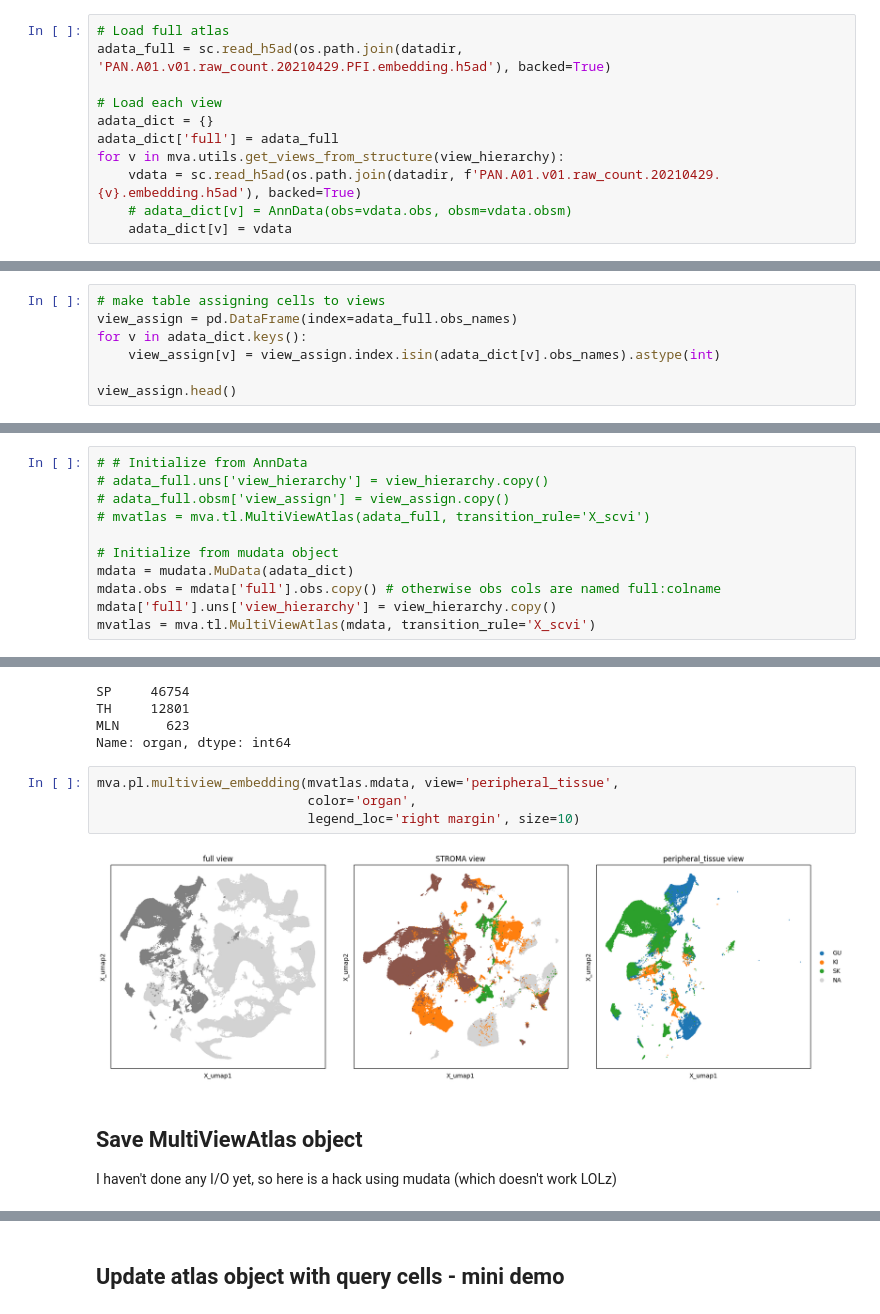
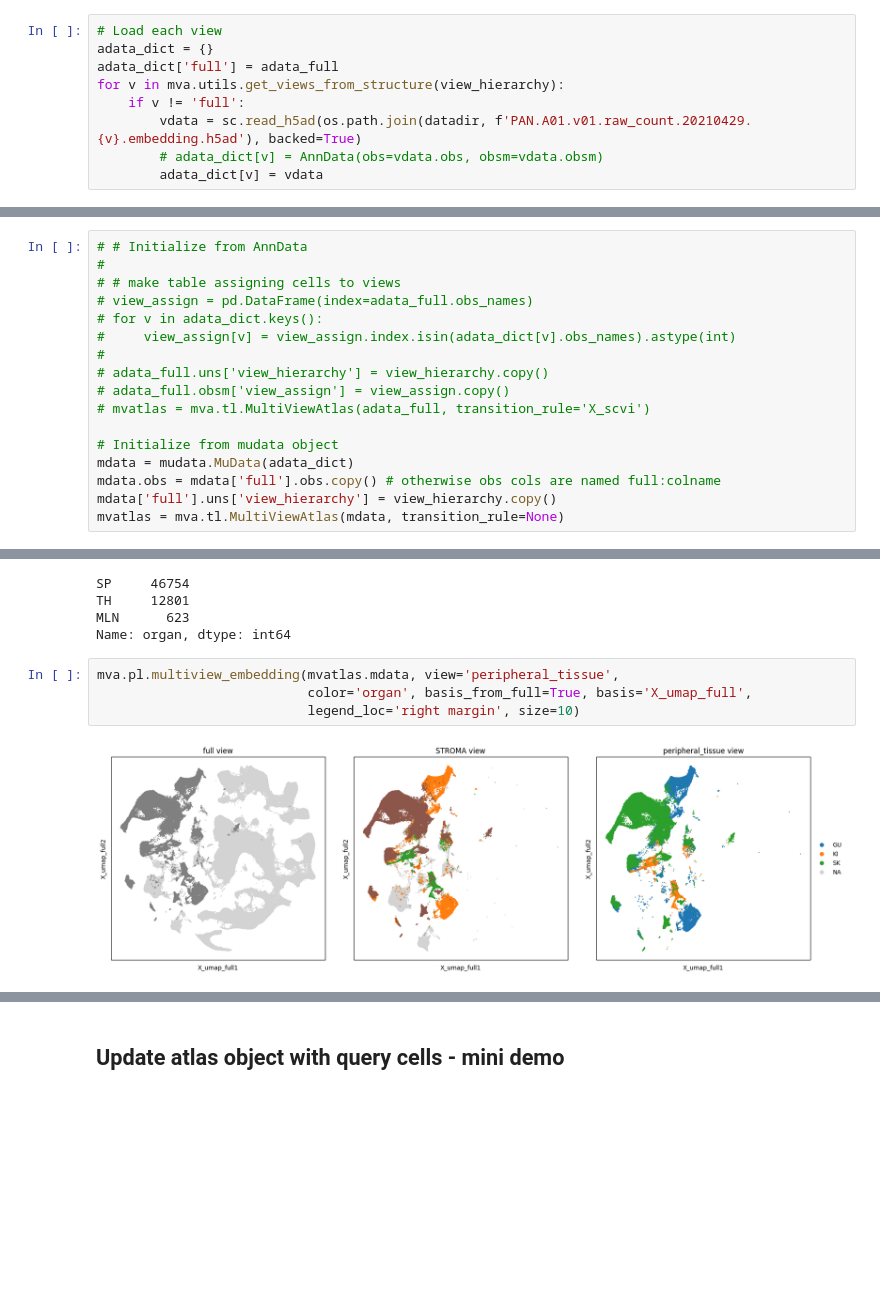
Before and after one commit to scverse-bot/multi-view-atlas, a Jupyter notebook: multiviewatlas_demo.ipynb, the cells around one changed output, grey strips where cells are left out. Drawn from its saved outputs; the diff is of its cells as text; blank space fills up the shorter version.

```diff
--- a/multiviewatlas_demo.ipynb
+++ b/multiviewatlas_demo.ipynb
@@ -44,14 +49,12 @@ view_hierarchy = {'full':{
 # %%
-# Load full atlas
-adata_full = sc.read_h5ad(os.path.join(datadir, 'PAN.A01.v01.raw_count.20210429.PFI.embedding.h5ad'), backed=True)
-
 # Load each view
 adata_dict = {}
 adata_dict['full'] = adata_full
 for v in mva.utils.get_views_from_structure(view_hierarchy):
-    vdata = sc.read_h5ad(os.path.join(datadir, f'PAN.A01.v01.raw_count.20210429.{v}.embedding.h5ad'), backed=True)
-    # adata_dict[v] = AnnData(obs=vdata.obs, obsm=vdata.obsm)
-    adata_dict[v] = vdata
+    if v != 'full':
+        vdata = sc.read_h5ad(os.path.join(datadir, f'PAN.A01.v01.raw_count.20210429.{v}.embedding.h5ad'), backed=True)
+        # adata_dict[v] = AnnData(obs=vdata.obs, obsm=vdata.obsm)
+        adata_dict[v] = vdata
 # %% [markdown]
 ## Initialize MultiViewAtlas object
 
@@ -59,9 +62,19 @@ A MultiViewAtlas object can be initialized from a `MuData` object, storing the v
 
 The `transition_rule` parameter defines which info should be used to subset cells from one parent view to a child view. The transition rule is set to be the same for all transitions during initialization, but it can be updated later.
 # %%
-# make table assigning cells to views
-view_assign = pd.DataFrame(index=adata_full.obs_names)
-for v in adata_dict.keys():
-    view_assign[v] = view_assign.index.isin(adata_dict[v].obs_names).astype(int)
+# # Initialize from AnnData
+#
+# # make table assigning cells to views
+# view_assign = pd.DataFrame(index=adata_full.obs_names)
+# for v in adata_dict.keys():
+#     view_assign[v] = view_assign.index.isin(adata_dict[v].obs_names).astype(int)
+#
+# adata_full.uns['view_hierarchy'] = view_hierarchy.copy()
+# adata_full.obsm['view_assign'] = view_assign.copy()
+# mvatlas = mva.tl.MultiViewAtlas(adata_full, transition_rule='X_scvi')
 
-view_assign.head()
+# Initialize from mudata object
+mdata = mudata.MuData(adata_dict)
+mdata.obs = mdata['full'].obs.copy() # otherwise obs cols are named full:colname
+mdata['full'].uns['view_hierarchy'] = view_hierarchy.copy()
+mvatlas = mva.tl.MultiViewAtlas(mdata, transition_rule=None)
@@ -75,14 +81,3 @@ view_assign.head()
-# %%
-# # Initialize from AnnData
-# adata_full.uns['view_hierarchy'] = view_hierarchy.copy()
-# adata_full.obsm['view_assign'] = view_assign.copy()
-# mvatlas = mva.tl.MultiViewAtlas(adata_full, transition_rule='X_scvi')
-
-# Initialize from mudata object
-mdata = mudata.MuData(adata_dict)
-mdata.obs = mdata['full'].obs.copy() # otherwise obs cols are named full:colname
-mdata['full'].uns['view_hierarchy'] = view_hierarchy.copy()
-mvatlas = mva.tl.MultiViewAtlas(mdata, transition_rule='X_scvi')
 # %%
 mvatlas.mdata
 # %% [output]
@@ -214,11 +251,7 @@ MLN      623
 Name: organ, dtype: int64
 # %%
 mva.pl.multiview_embedding(mvatlas.mdata, view='peripheral_tissue',
-                           color='organ',
+                           color='organ', basis_from_full=True, basis='X_umap_full',
                            legend_loc='right margin', size=10)
 # %% [output]
-[figure, old version]
+[figure, new version]
-# %% [markdown]
-## Save MultiViewAtlas object
-
-I haven't done any I/O yet, so here is a hack using mudata (which doesn't work LOLz)
```
Also changed, not shown: parts of 12 cells of this notebook, 5 other files.
